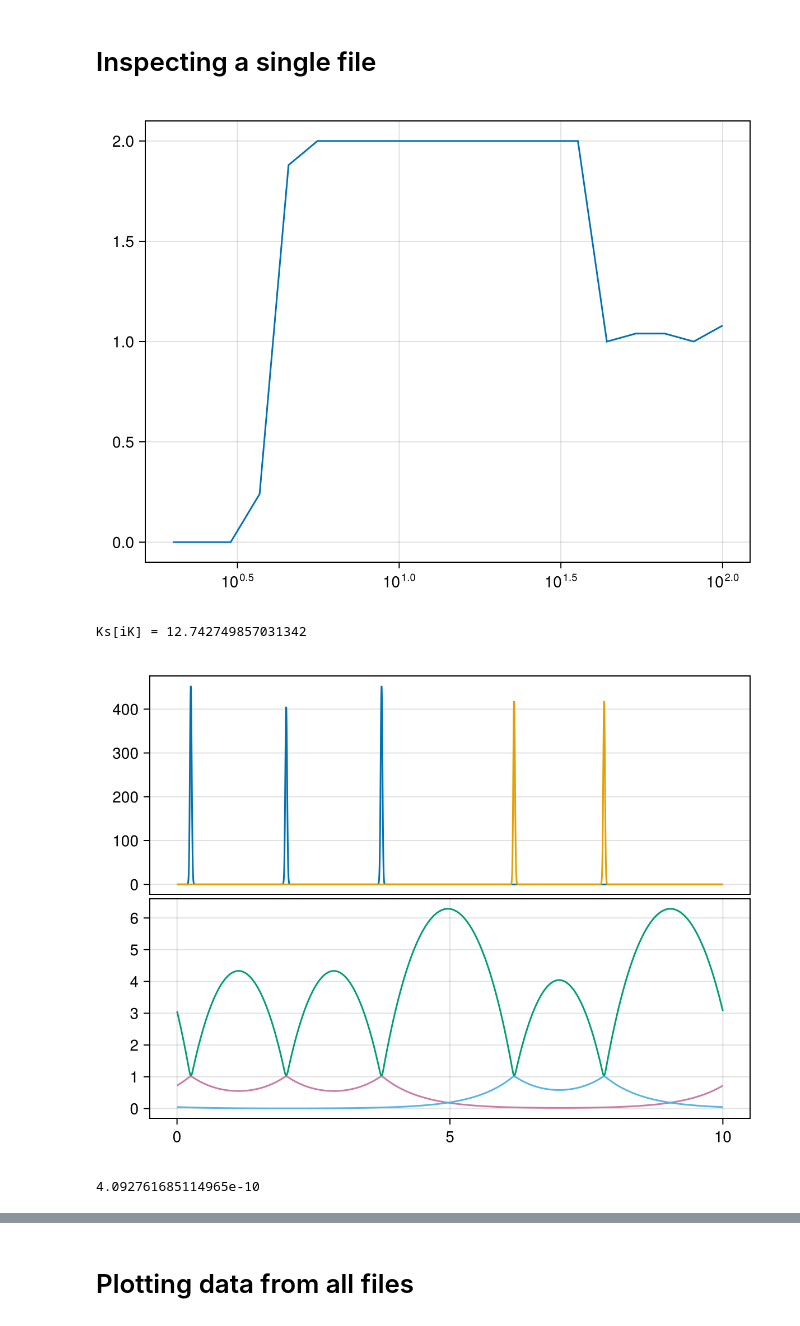
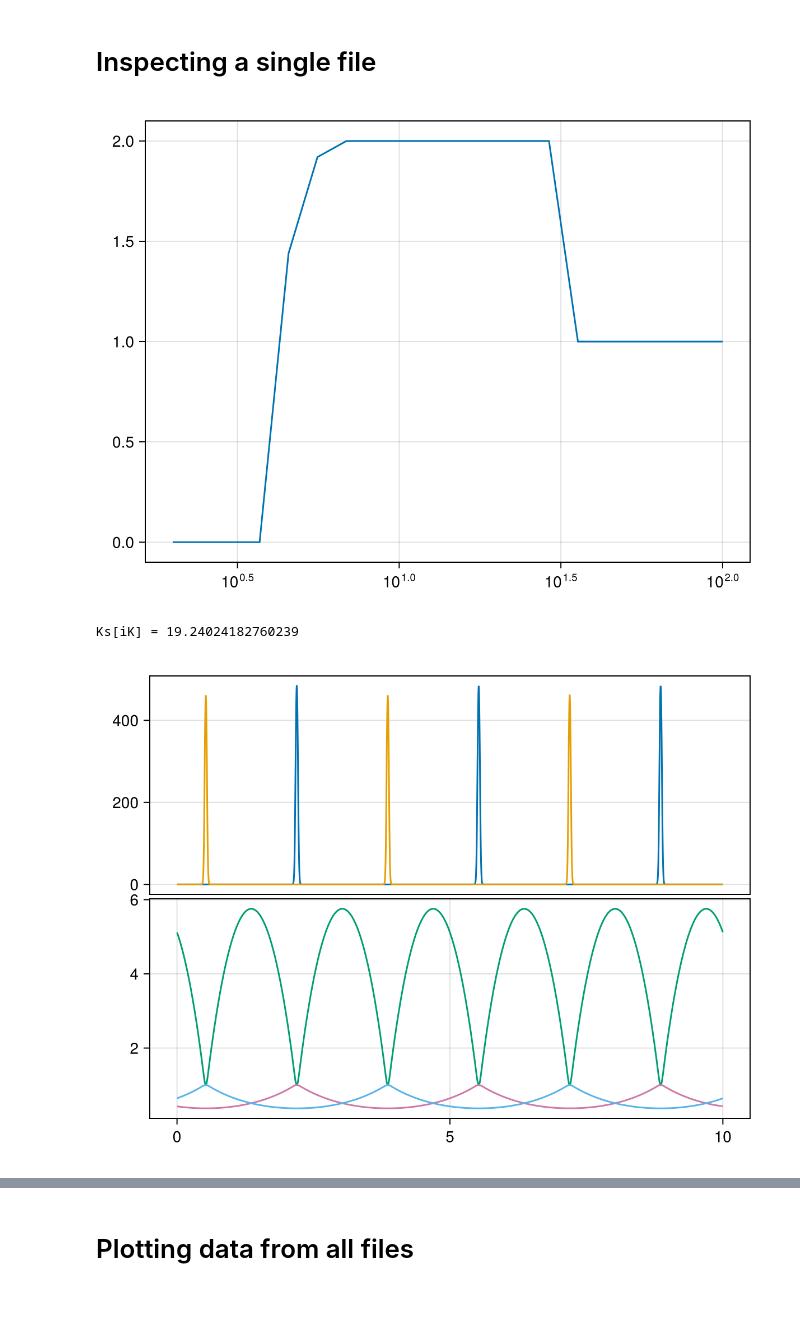
Before and after one commit to kockahonza/SSMC, a Jupyter notebook: cluster_env/runs/twomms1/Lengthscales.ipynb, the cells around one changed output, grey strips where cells are left out. Saved outputs shown, nothing was run; the diff lists cells and outputs as text; code cells hidden in the pictures.

```diff
--- a/cluster_env/runs/twomms1/Lengthscales.ipynb
+++ b/cluster_env/runs/twomms1/Lengthscales.ipynb
@@ -15,7 +16,7 @@ CairoMakie.activate!()
 # %% [markdown]
 # Inspecting a single file
 # %%
-f = jldopen("./wrtp/d1_p0.5.jld2")
+f = jldopen("./wrtp/d1_p1.0.jld2")
 
 fmetadata = f["metadata"]
 dx = fmetadata.L / fmetadata.sN;
@@ -36,20 +37,15 @@ lines(Ks, mean_survivors;
     axis=(; xscale=log10)
 )
 # %% [output]
-[figure, old version]
+[figure, new version]
 # %%
-iK = 10
+iK = 12
 @show Ks[iK]
 ri = 1
 fs = results[iK].fss[ri]
 tmm_ps = tmm_params[iK]
 mmicrm_ps = tmmsp_to_mmicrm(tmm_ps)
 plot_spatial_fs(fs, 2, fmetadata.sN, dx)
 # %% [output]
-Ks[iK] = 12.742749857031342
+Ks[iK] = 19.24024182760239
-[figure, old version]
+[figure, new version]
-# %%
-sps = BSMMiCRMParams(mmicrm_ps, Ds, CartesianSpace{1,Tuple{Periodic}}(SA[dx]))
-smmicrmmaxresid(fs, sps)
-# %% [output]
-4.092761685114965e-10
```
Also changed, not shown: parts of 16 cells of this notebook, 9 other files.
